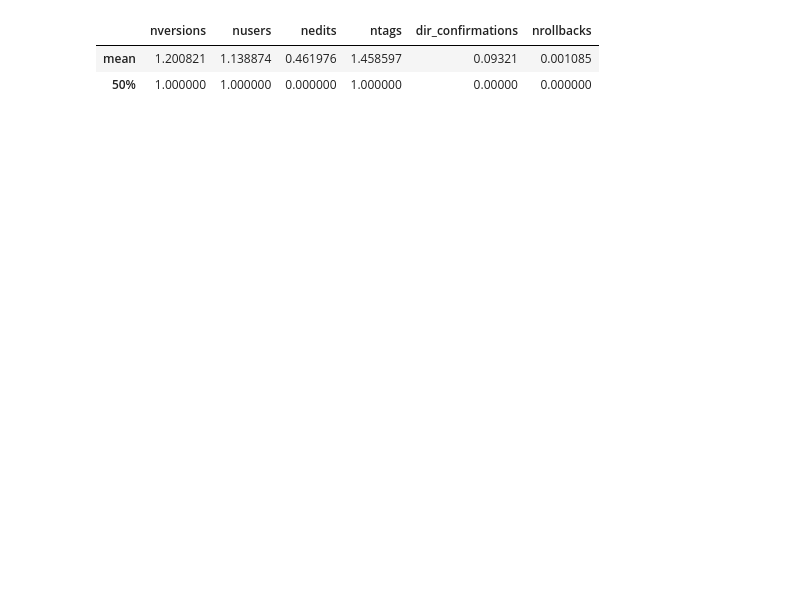
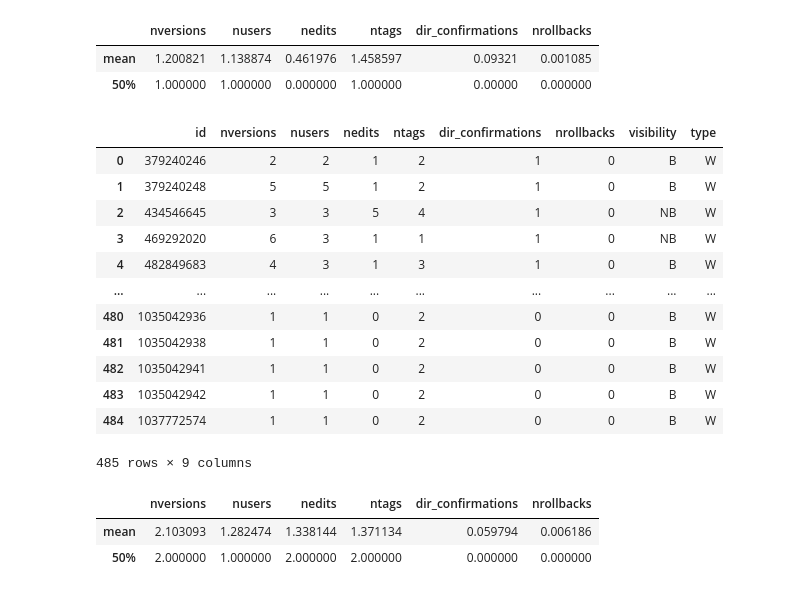
Before and after one commit to komar41/crowdsourcing-and-sidewalk-data, a Jupyter notebook: 1-extract-direct-indicators.ipynb, the cells around one changed output. Saved outputs shown, nothing was run; the diff lists cells and outputs as text; code cells hidden in the pictures; blank space fills up the shorter version.

```diff
--- a/1-extract-direct-indicators.ipynb
+++ b/1-extract-direct-indicators.ipynb
@@ -211,0 +202,24 @@ stats.filter(items = ['mean', '50%'], axis=0)
+# %%
+dir_ind = extract_direct_indicators(sidewalk_qualifer, 'rec')
+dir_ind
+# %% [output]
+|  | id | nversions | nusers | nedits | ntags | dir_confirmations | nrollbacks | visibility | type |
+| 0 | 379240246 | 2 | 2 | 1 | 2 | 1 | 0 | B | W |
+| 1 | 379240248 | 5 | 5 | 1 | 2 | 1 | 0 | B | W |
+| 2 | 434546645 | 3 | 3 | 5 | 4 | 1 | 0 | NB | W |
+| 3 | 469292020 | 6 | 3 | 1 | 1 | 1 | 0 | NB | W |
+| 4 | 482849683 | 4 | 3 | 1 | 3 | 1 | 0 | B | W |
+| ... | ... | ... | ... | ... | ... | ... | ... | ... | ... |
+| 480 | 1035042936 | 1 | 1 | 0 | 2 | 0 | 0 | B | W |
+| 481 | 1035042938 | 1 | 1 | 0 | 2 | 0 | 0 | B | W |
+| 482 | 1035042941 | 1 | 1 | 0 | 2 | 0 | 0 | B | W |
+| 483 | 1035042942 | 1 | 1 | 0 | 2 | 0 | 0 | B | W |
+| 484 | 1037772574 | 1 | 1 | 0 | 2 | 0 | 0 | B | W |
+485 rows × 9 columns
+# %%
+stats = get_stats(dir_ind)
+stats
+# %% [output]
+|  | nversions | nusers | nedits | ntags | dir_confirmations | nrollbacks |
+| mean | 2.103093 | 1.282474 | 1.338144 | 1.371134 | 0.059794 | 0.006186 |
+| 50% | 2.000000 | 1.000000 | 2.000000 | 2.000000 | 0.000000 | 0.000000 |
```
Also changed, not shown: parts of 4 cells of this notebook, 20 other files.
